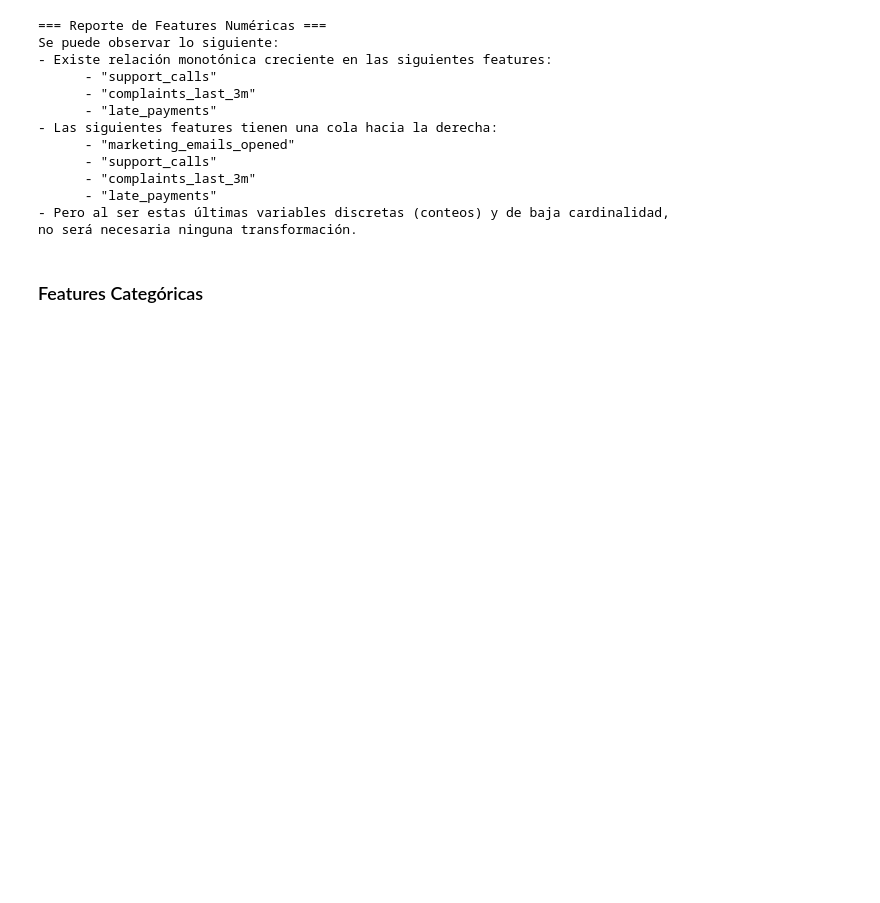
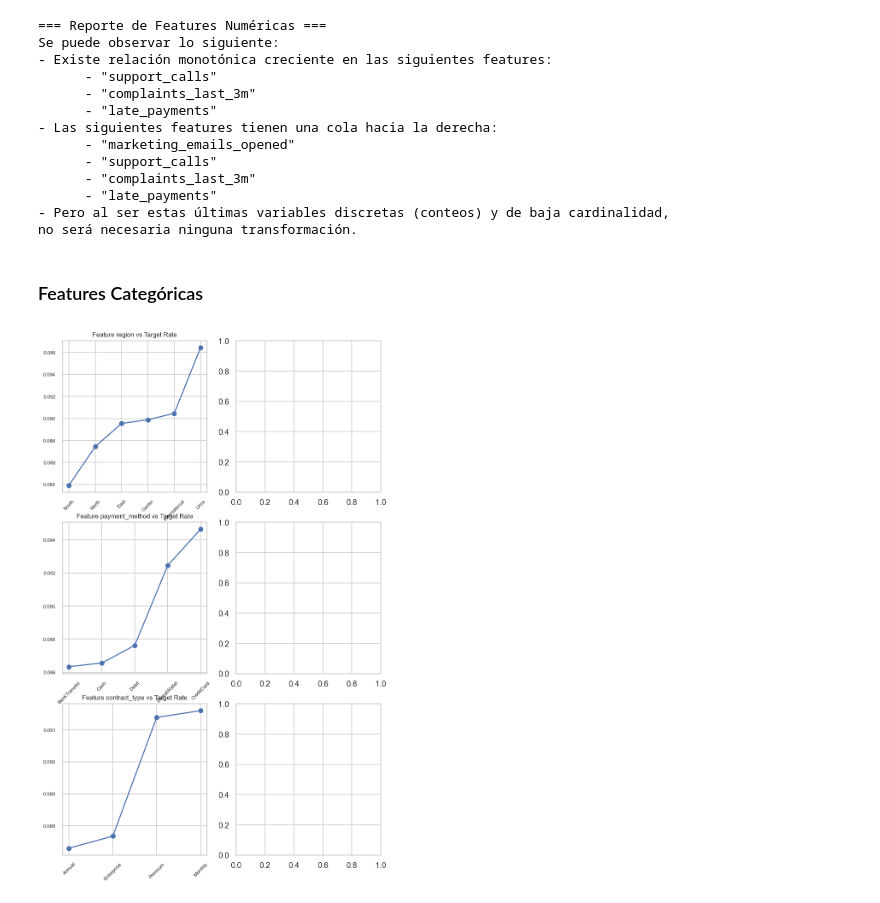
Before and after one commit to davidrodriguez2712/proyecto-3-prediccion-churn, a Jupyter notebook: notebooks/01_eda.ipynb, the cells around one changed output. Cells and saved outputs as stored; diff of their text form; code cells hidden in the pictures; blank space fills up the shorter version.

```diff
--- a/notebooks/01_eda.ipynb
+++ b/notebooks/01_eda.ipynb
@@ -314,3 +314,22 @@ Se puede observar lo siguiente:
 no será necesaria ninguna transformación.
 # %% [markdown]
 ### Features Categóricas
+# %%
+fig, ax = plt.subplots(3, 2, figsize = (8, 13))
+for i, var in enumerate(FEATS_CATEGORICAS):
+    agg = df.groupby(
+        [var]
+    ).agg(
+        mean_target = (TARGET, 'mean')
+    ).reset_index(level=0, drop= False).sort_values(by= 'mean_target', ascending= True)
+
+    ax[i,0].plot(
+        agg[var],
+        agg['mean_target'],
+        marker = 'o'
+    )
+    ax[i,0].tick_params(axis = 'x', labelsize = 7, rotation = 45)
+    ax[i,0].tick_params(axis = 'y', labelsize = 7)
+    ax[i,0].set_title(f'Feature {var} vs Target Rate', fontsize = 9)
+# %% [output]
+[figure, added]
```
Also changed, not shown: 1 other file.
